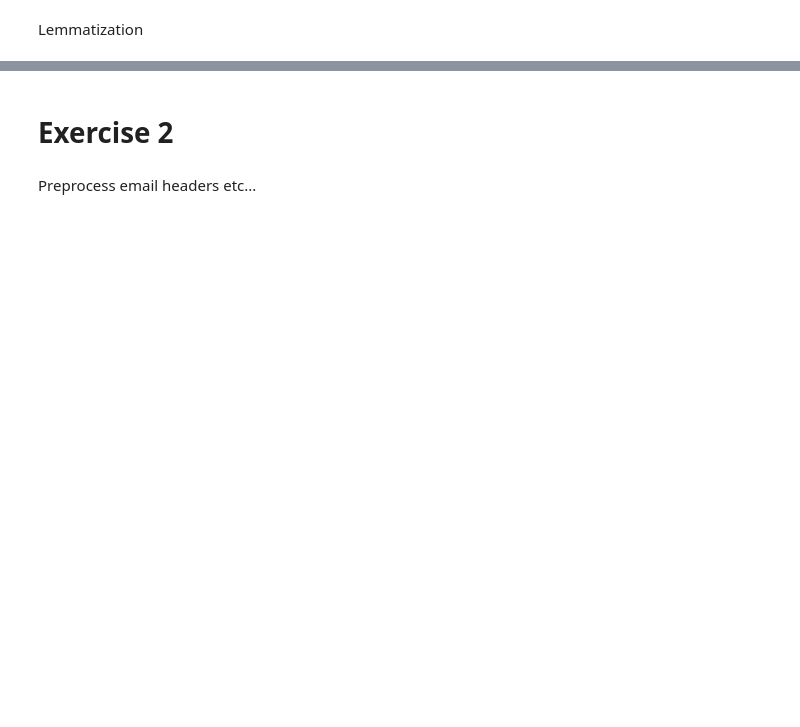
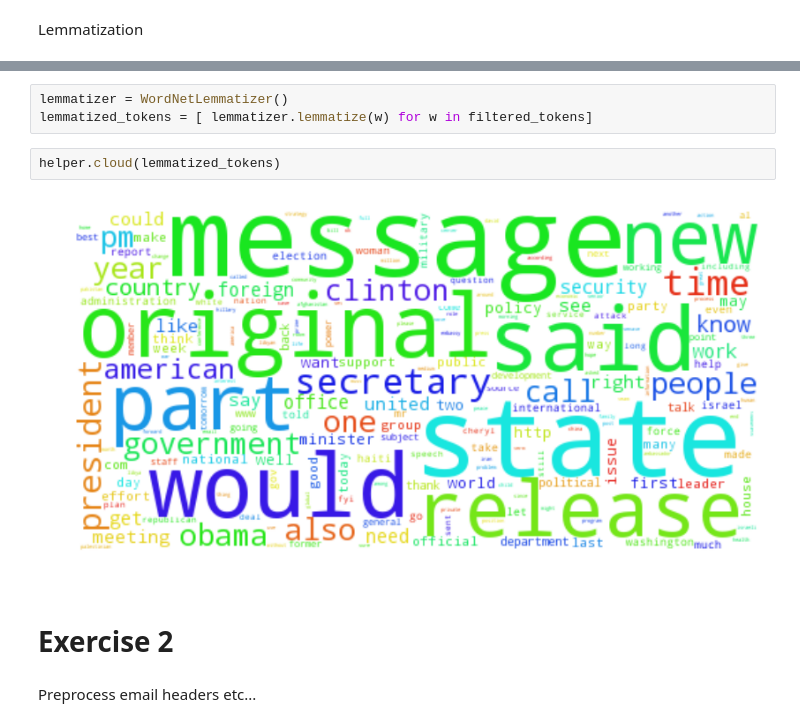
Before and after one commit to bojbilla/AdaHomeworks, a Jupyter notebook: 05 - Taming Text/HW5.ipynb, the cells around one changed output, grey strips where cells are left out. Drawn from its saved outputs; the diff is of its cells as text; blank space fills up the shorter version.

```diff
--- a/05 - Taming Text/HW5.ipynb
+++ b/05 - Taming Text/HW5.ipynb
@@ -134,3 +96,10 @@ cloud(filtered_tokens)
+# %%
+lemmatizer = WordNetLemmatizer()
+lemmatized_tokens = [ lemmatizer.lemmatize(w) for w in filtered_tokens]
+# %%
+helper.cloud(lemmatized_tokens)
+# %% [output]
+[figure, added]
 # %% [markdown]
 # Exercise 2
 # %% [markdown]
```
Also changed, not shown: parts of 15 cells of this notebook, 1 other file.
